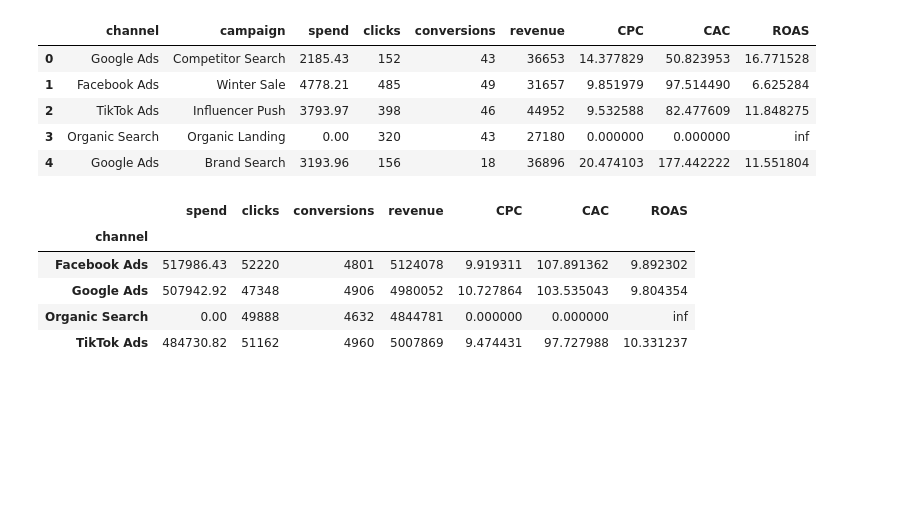
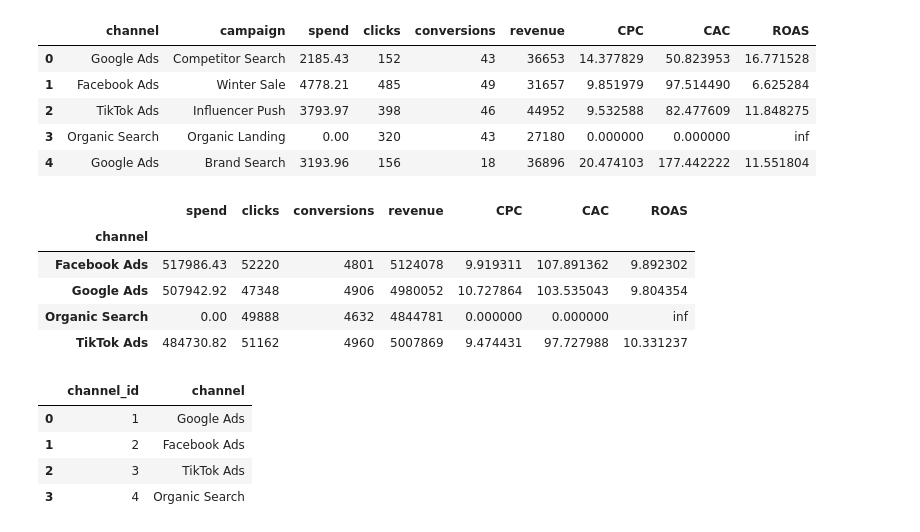
Before and after one commit to MarySabestine/Multi-Touch-Marketing-Attribution-ROI-Dashboard, a Jupyter notebook: notebook/Week3_KPI_Analysis.ipynb, the cells around one changed output. Cells and saved outputs as stored; diff of their text form; code cells hidden in the pictures; blank space fills up the shorter version.

```diff
--- a/notebook/Week3_KPI_Analysis.ipynb
+++ b/notebook/Week3_KPI_Analysis.ipynb
@@ -119,3 +119,20 @@ summary
 | Google Ads | 507942.92 | 47348 | 4906 | 4980052 | 10.727864 | 103.535043 | 9.804354 |
 | Organic Search | 0.00 | 49888 | 4632 | 4844781 | 0.000000 | 0.000000 | inf |
 | TikTok Ads | 484730.82 | 51162 | 4960 | 5007869 | 9.474431 | 97.727988 | 10.331237 |
+# %%
+#Create Dimension Tables
+#Dimension: Channel
+
+dim_channel = df[["channel"]].drop_duplicates().reset_index(drop=True)
+
+dim_channel["channel_id"] = range(1, len(dim_channel) + 1)
+
+dim_channel = dim_channel[["channel_id", "channel"]]
+
+dim_channel
+# %% [output]
+|  | channel_id | channel |
+| 0 | 1 | Google Ads |
+| 1 | 2 | Facebook Ads |
+| 2 | 3 | TikTok Ads |
+| 3 | 4 | Organic Search |
```
Also changed, not shown: parts of 7 cells of this notebook, 4 other files.
